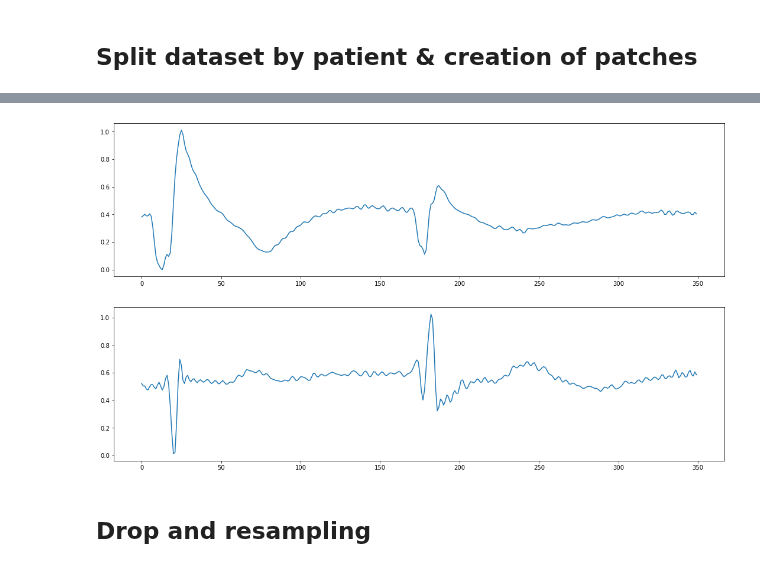
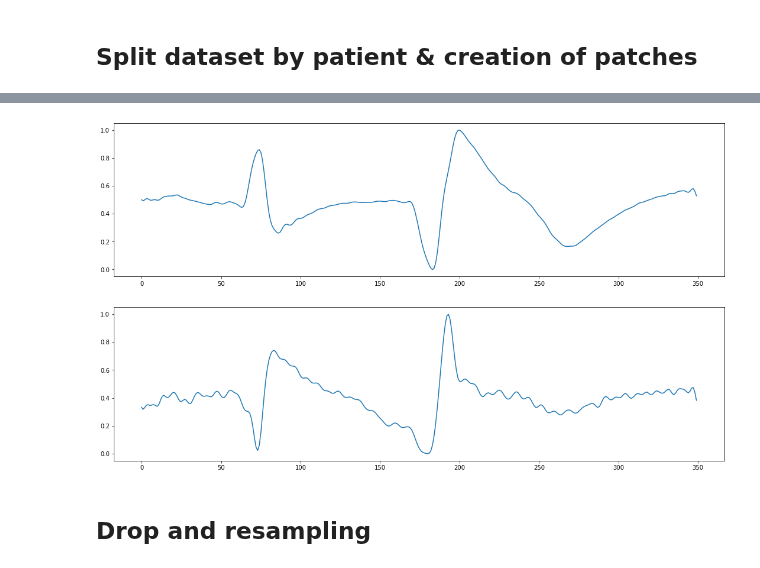
Before and after one commit to simonetome/Heartbeat-NSV-classification, a Jupyter notebook: FinalResnet.ipynb, the cells around one changed output, grey strips where cells are left out. Saved outputs shown, nothing was run; the diff lists cells and outputs as text; code cells hidden in the pictures.

```diff
--- a/FinalResnet.ipynb
+++ b/FinalResnet.ipynb
@@ -566,5 +566,5 @@ validation_patches_df_[(validation_patches_df_['stringLabel']=='S')]
 # %%
-    signal = validation_patches_df_.loc["S019_1885"]
+    signal = validation_patches_df_.loc["S064_3059"]
     length = len(signal['first_lead'])
     fig,axs = plt.subplots(2)
     fig.set_size_inches(18.5, 10.5)
@@ -602,23 +602,23 @@ validation_patches_df_[(validation_patches_df_['stringLabel']=='V')]
 # %%
-    signal = validation_patches_df_.loc["S038_1884"]
+    signal = validation_patches_df_.loc["S064_3008"]
     length = len(signal['first_lead'])
     fig,axs = plt.subplots(2)
     fig.set_size_inches(18.5, 10.5)
     ax1 = axs[0]
     ax2 = axs[1]
 
 
     first_lead = signal['first_lead'][:length]
     second_lead = signal['second_lead'][:length]
 
     x = list(range(length))
 
     ax1.plot(x,first_lead)
     ax2.plot(x,second_lead)
 
     plt.show()
 # %% [output]
-[figure, old version]
+[figure, new version]
 # %% [markdown]
 <h2> Drop and resampling
 # %%
```
Also changed, not shown: parts of 10 cells of this notebook.
